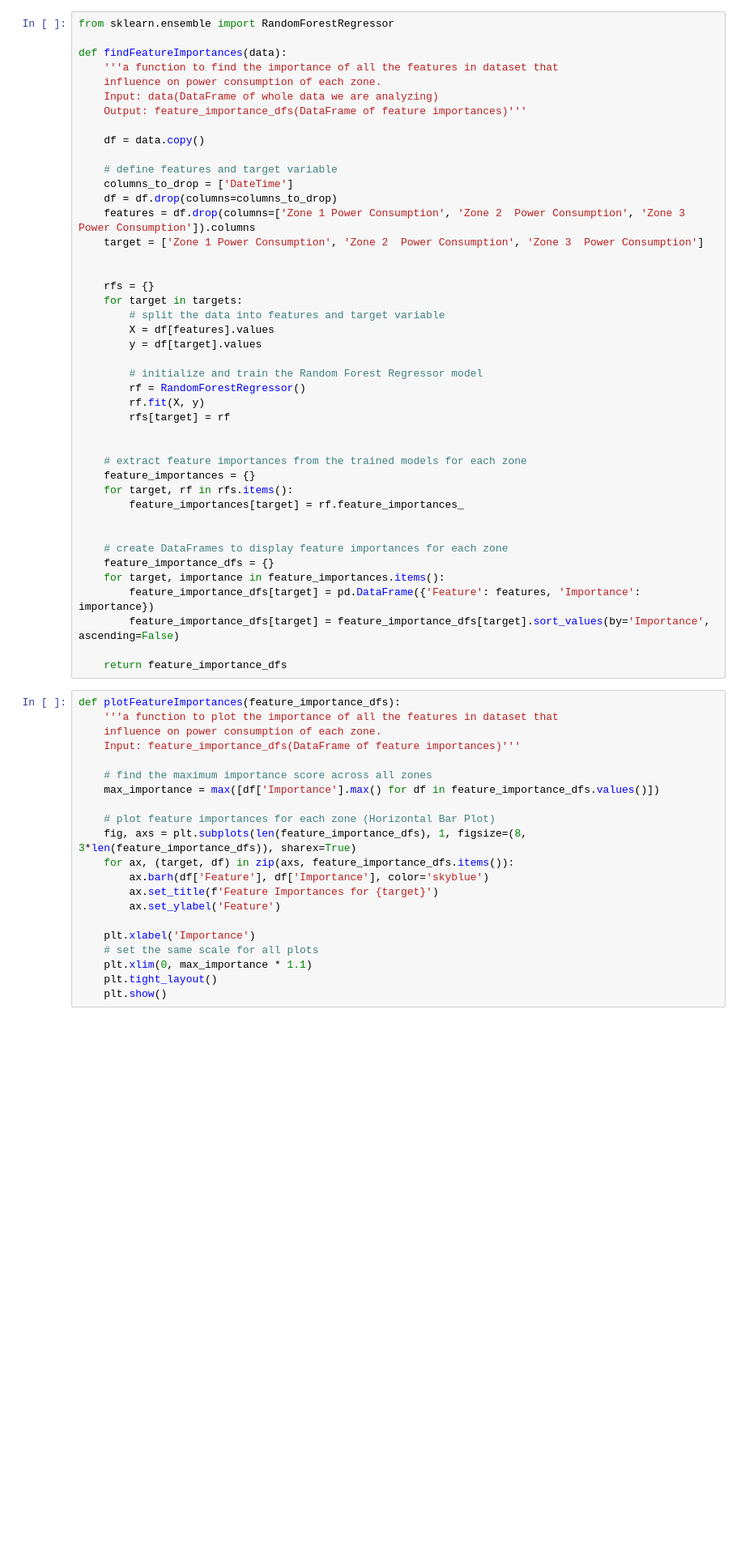
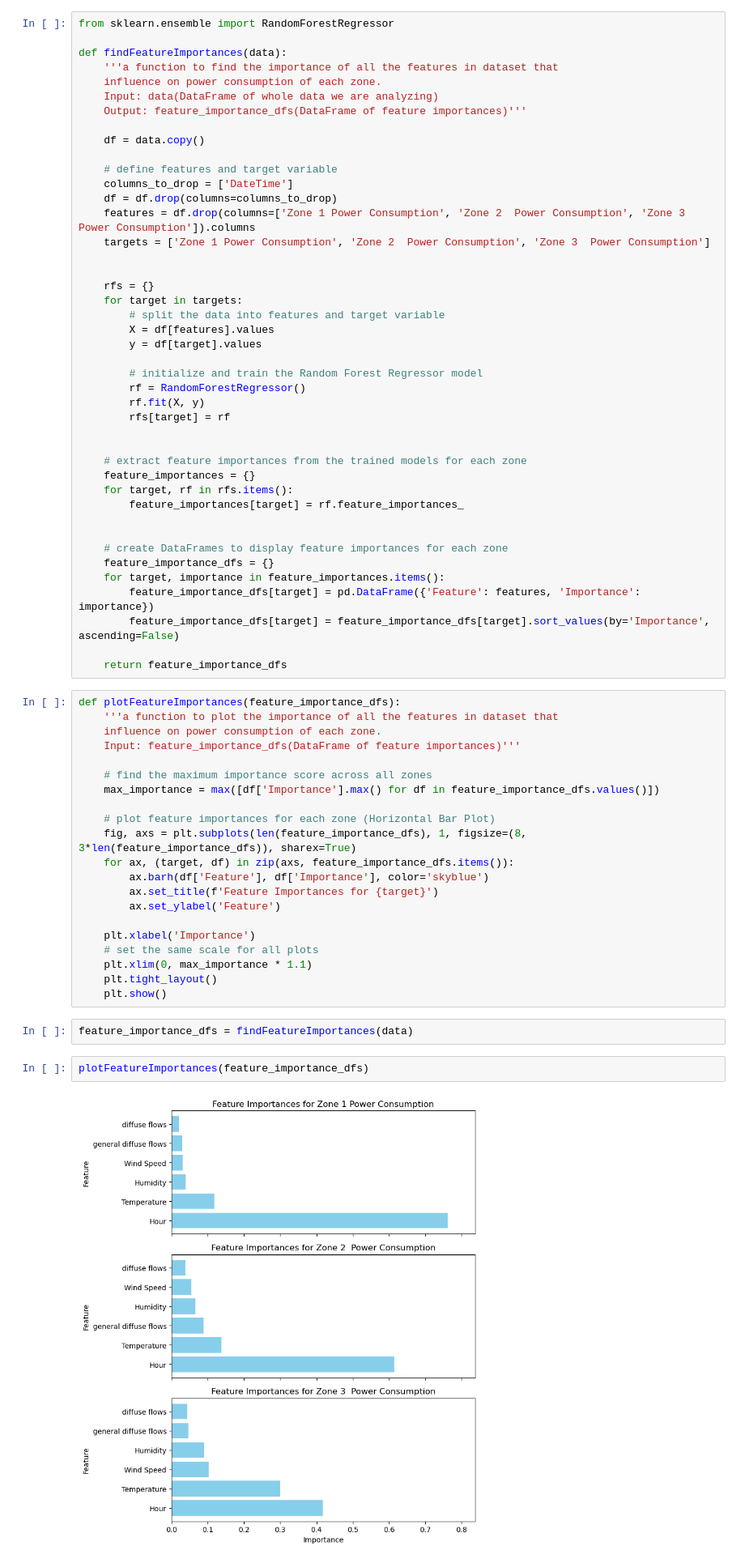
Before and after one commit to cknguyen123/CSE_143_Group_18_Project, a Jupyter notebook: Final_Project_data_vis_and_analysis.ipynb, the cells around one changed output. Shown at 81% size. Saved outputs shown, nothing was run; the diff lists cells and outputs as text; blank space fills up the shorter version.

```diff
--- a/Final_Project_data_vis_and_analysis.ipynb
+++ b/Final_Project_data_vis_and_analysis.ipynb
@@ -535,7 +535,7 @@ def findFeatureImportances(data):
     columns_to_drop = ['DateTime']
     df = df.drop(columns=columns_to_drop)
     features = df.drop(columns=['Zone 1 Power Consumption', 'Zone 2  Power Consumption', 'Zone 3  Power Consumption']).columns
-    target = ['Zone 1 Power Consumption', 'Zone 2  Power Consumption', 'Zone 3  Power Consumption']
+    targets = ['Zone 1 Power Consumption', 'Zone 2  Power Consumption', 'Zone 3  Power Consumption']
 
 
     rfs = {}
@@ -584,3 +584,9 @@ def plotFeatureImportances(feature_importance_dfs):
     plt.xlim(0, max_importance * 1.1)
     plt.tight_layout()
     plt.show()
+# %%
+feature_importance_dfs = findFeatureImportances(data)
+# %%
+plotFeatureImportances(feature_importance_dfs)
+# %% [output]
+[figure, added]
```
Also changed, not shown: 1 other file.
